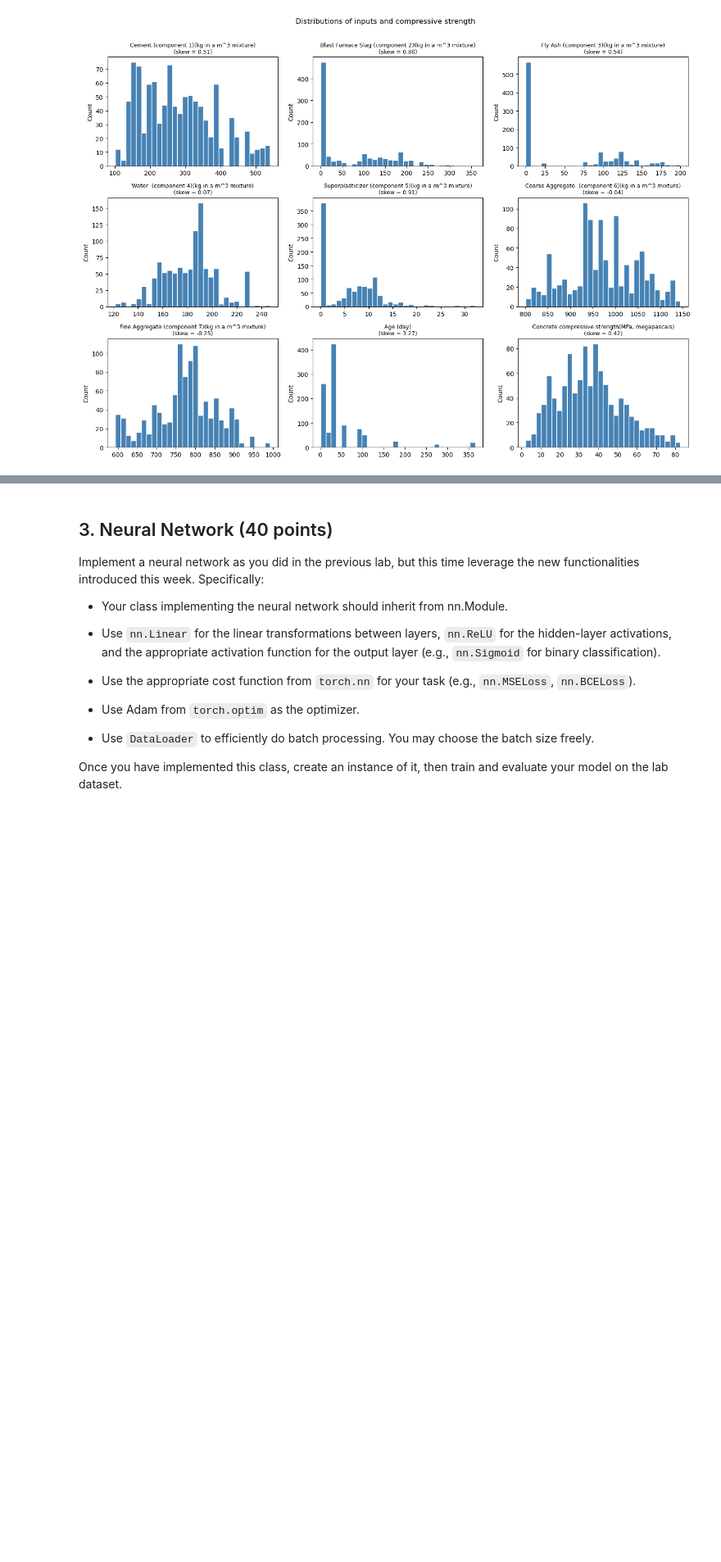
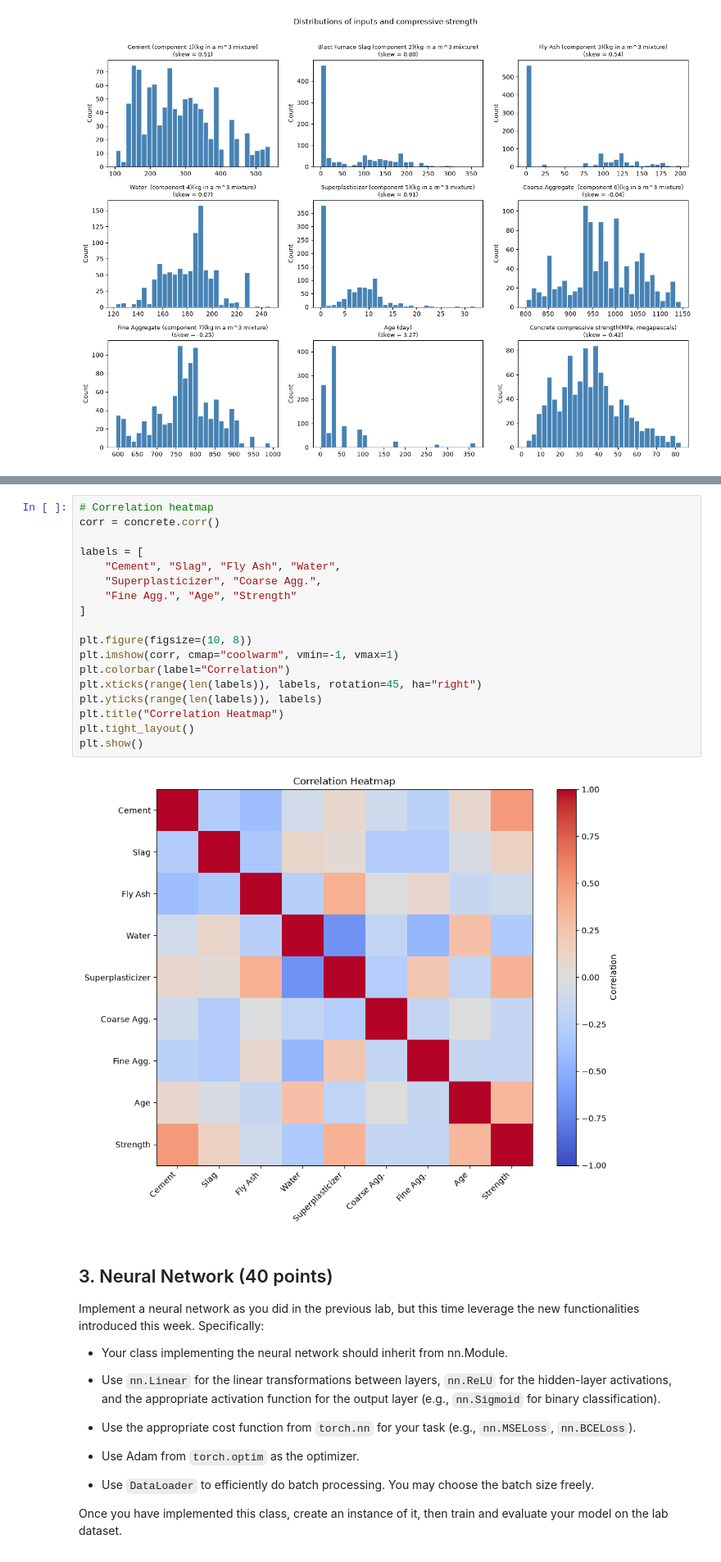
Before and after one commit to alibpowell/ML4021-Group, a Jupyter notebook: 05-neural-networks-real-data.ipynb, the cells around one changed output, grey strips where cells are left out. Shown at 82% size. Cells and saved outputs as stored; diff of their text form; blank space fills up the shorter version.

```diff
--- a/05-neural-networks-real-data.ipynb
+++ b/05-neural-networks-real-data.ipynb
@@ -162,3 +162,23 @@ plt.show()
+# %%
+# Correlation heatmap
+corr = concrete.corr()
+
+labels = [
+    "Cement", "Slag", "Fly Ash", "Water",
+    "Superplasticizer", "Coarse Agg.",
+    "Fine Agg.", "Age", "Strength"
+]
+
+plt.figure(figsize=(10, 8))
+plt.imshow(corr, cmap="coolwarm", vmin=-1, vmax=1)
+plt.colorbar(label="Correlation")
+plt.xticks(range(len(labels)), labels, rotation=45, ha="right")
+plt.yticks(range(len(labels)), labels)
+plt.title("Correlation Heatmap")
+plt.tight_layout()
+plt.show()
+# %% [output]
+[figure, added]
 # %% [markdown]
 ## 3. Neural Network (40 points)
 
```
Also changed, not shown: parts of 8 cells of this notebook.
